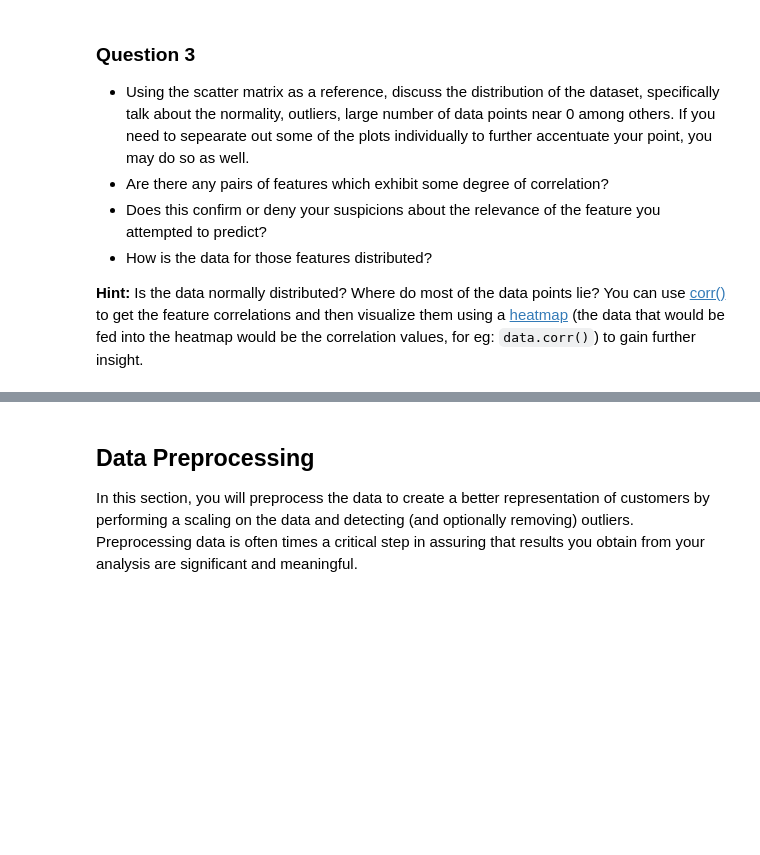
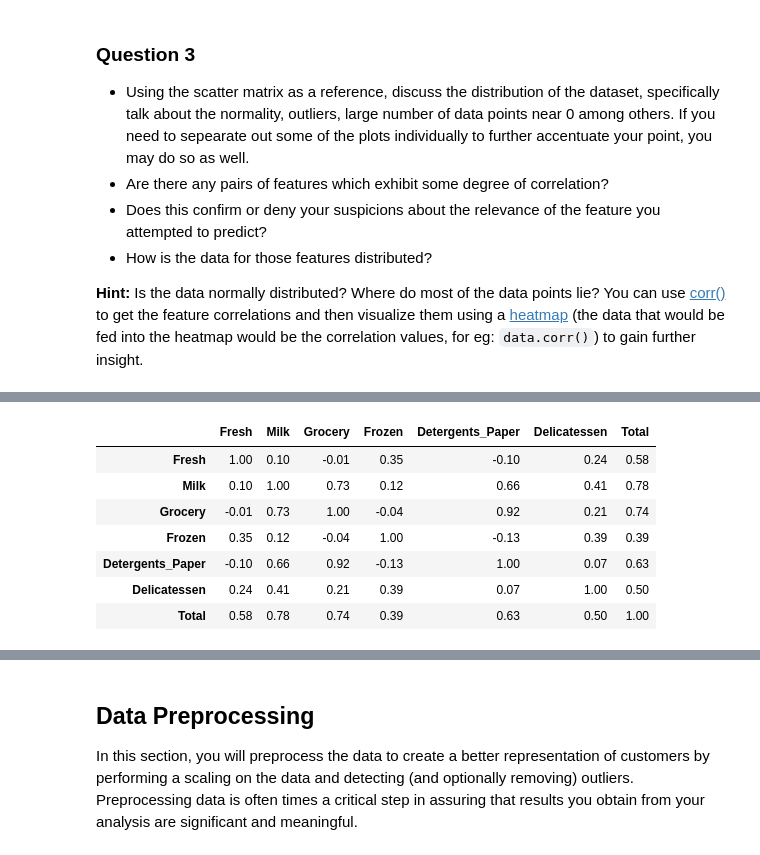
Before and after one commit to itosi/Creating_Customer_Segments, a Jupyter notebook: customer_segments.ipynb, the cells around one changed output, grey strips where cells are left out. Cells and saved outputs as stored; diff of their text form; code cells hidden in the pictures; blank space fills up the shorter version.

Commit message:
Heatmap table for the correlation between pairs of features

```diff
--- a/customer_segments.ipynb
+++ b/customer_segments.ipynb
@@ -257,0 +261,11 @@ pd.plotting.scatter_matrix(data, alpha = 0.3, figsize = (14,8), diagonal = 'kde'
+# %%
+round(data.corr(),2)
+# %% [output]
+|  | Fresh | Milk | Grocery | Frozen | Detergents_Paper | Delicatessen | Total |
+| Fresh | 1.00 | 0.10 | -0.01 | 0.35 | -0.10 | 0.24 | 0.58 |
+| Milk | 0.10 | 1.00 | 0.73 | 0.12 | 0.66 | 0.41 | 0.78 |
+| Grocery | -0.01 | 0.73 | 1.00 | -0.04 | 0.92 | 0.21 | 0.74 |
+| Frozen | 0.35 | 0.12 | -0.04 | 1.00 | -0.13 | 0.39 | 0.39 |
+| Detergents_Paper | -0.10 | 0.66 | 0.92 | -0.13 | 1.00 | 0.07 | 0.63 |
+| Delicatessen | 0.24 | 0.41 | 0.21 | 0.39 | 0.07 | 1.00 | 0.50 |
+| Total | 0.58 | 0.78 | 0.74 | 0.39 | 0.63 | 0.50 | 1.00 |
```
Also changed, not shown: parts of 6 cells of this notebook.
